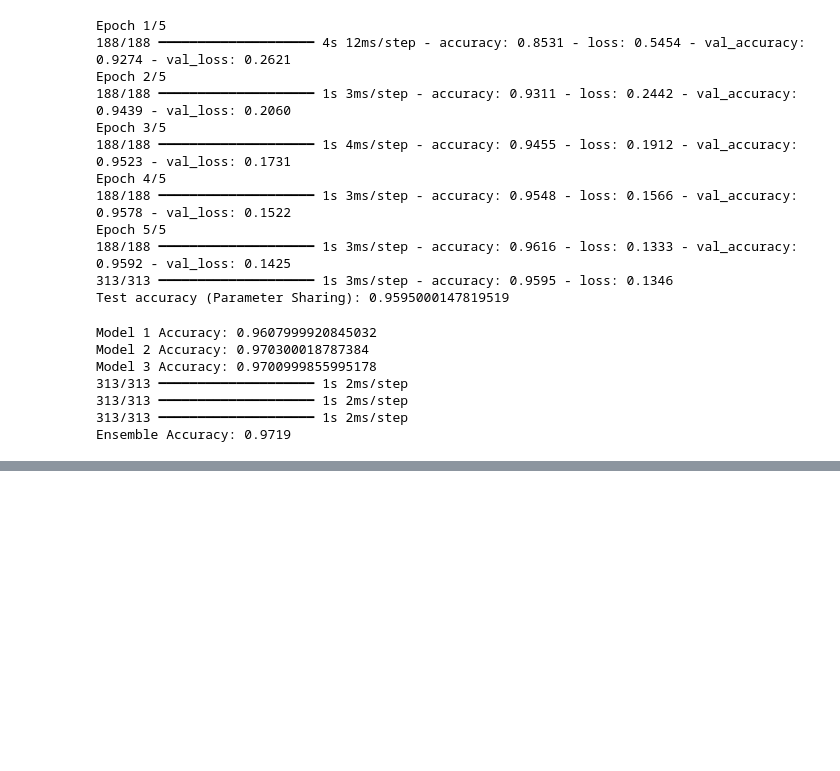
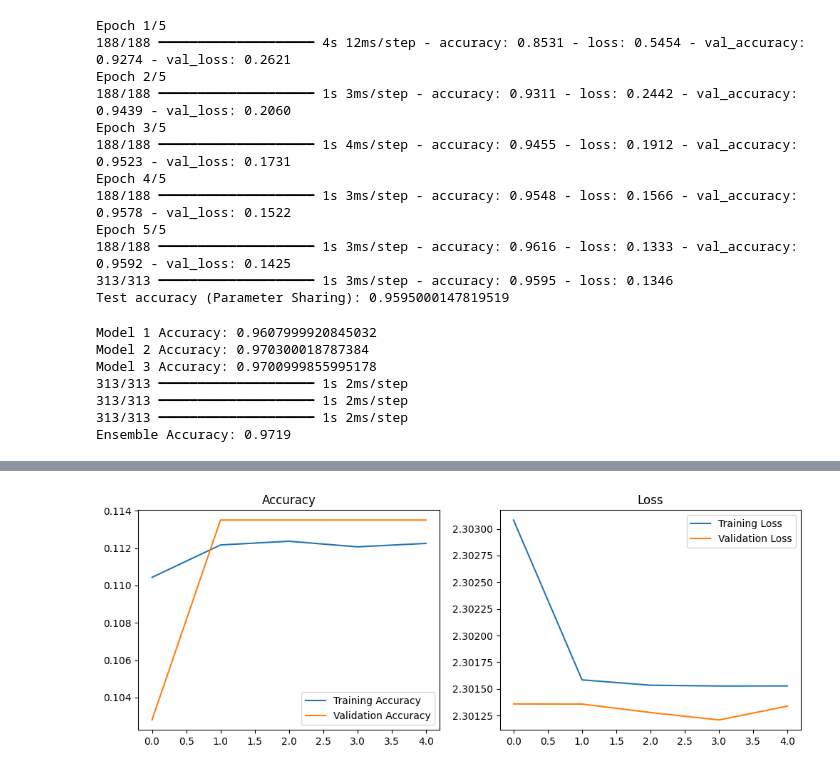
Before and after one commit to SameekshaPadigelawar/DEEP-LEARNING-PRACTICE, a Jupyter notebook: DL_LAB1.ipynb, the cells around one changed output, grey strips where cells are left out. Drawn from its saved outputs; the diff is of its cells as text; code cells hidden in the pictures; blank space fills up the shorter version.

```diff
--- a/DL_LAB1.ipynb
+++ b/DL_LAB1.ipynb
@@ -1426,0 +1835,94 @@ Ensemble Accuracy: 0.9719
+# %%
+import tensorflow as tf
+from tensorflow import keras
+from keras import Sequential
+from keras.layers import Conv2D, MaxPooling2D, Dense, Flatten, Dropout
+import matplotlib.pyplot as plt
+import gc
+
+# Clear previous session to free memory
+keras.backend.clear_session()
+
+# Load MNIST dataset
+(x_train, y_train), (x_test, y_test) = keras.datasets.mnist.load_data()
+
+# Preprocess images
+x_train = tf.expand_dims(x_train, axis=-1)
+x_test = tf.expand_dims(x_test, axis=-1)
+
+# Use 112x112 instead of 224x224 (reduces memory usage)
+def process_image(image, label):
+    image = tf.image.grayscale_to_rgb(image)  # Convert grayscale to RGB
+    image = tf.image.resize(image, (112, 112))  # Resize to 112x112
+    return image / 255.0, tf.one_hot(label, 10)
+
+# Create dataset pipeline with smaller batch size (8 or 16)
+train_dataset = tf.data.Dataset.from_tensor_slices((x_train, y_train))
+train_dataset = train_dataset.map(process_image).batch(8).shuffle(1000).prefetch(tf.data.AUTOTUNE)
+
+test_dataset = tf.data.Dataset.from_tensor_slices((x_test, y_test))
+test_dataset = test_dataset.map(process_image).batch(8).prefetch(tf.data.AUTOTUNE)
+
+# Enable mixed precision (reduces memory usage)
+tf.keras.mixed_precision.set_global_policy('mixed_float16')
+
+# Build AlexNet model (with 112x112 input shape)
+model = Sequential()
+
+# Layer 1: Convolution + MaxPooling
+model.add(Conv2D(96, (11, 11), strides=(4, 4), activation='relu', input_shape=(112, 112, 3)))
+model.add(MaxPooling2D((3, 3), strides=(2, 2)))
+
+# Layer 2: Convolution + MaxPooling
+model.add(Conv2D(256, (5, 5), padding='same', activation='relu'))
+model.add(MaxPooling2D((3, 3), strides=(2, 2)))
+
+# Layer 3-5: Convolution Layers
+model.add(Conv2D(384, (3, 3), padding='same', activation='relu'))
+model.add(Conv2D(384, (3, 3), padding='same', activation='relu'))
+model.add(Conv2D(256, (3, 3), padding='same', activation='relu'))
+model.add(MaxPooling2D((3, 3), strides=(2, 2)))
+
+# Flatten + Fully Connected Layers
+model.add(Flatten())
+model.add(Dense(4096, activation='relu'))
+model.add(Dropout(0.5))
+model.add(Dense(4096, activation='relu'))
+model.add(Dropout(0.5))
+
+# Output Layer
+model.add(Dense(10, activation='softmax'))
+
+# Compile model (use Adam optimizer and mixed precision)
+model.compile(optimizer=keras.optimizers.Adam(), loss='categorical_crossentropy', metrics=['accuracy'])
+
+# Model summary
+model.summary()
+
+# Train model (with reduced batch size)
+history = model.fit(train_dataset, epochs=5, validation_data=test_dataset)
+
+# Evaluate model
+test_loss, test_acc = model.evaluate(test_dataset)
+print('Test accuracy:', test_acc)
+
+# Clear memory after training
+gc.collect()
+
+# Plot Accuracy and Loss
+plt.figure(figsize=(12, 4))
+
+plt.subplot(1, 2, 1)
+plt.plot(history.history['accuracy'], label='Training Accuracy')
+plt.plot(history.history['val_accuracy'], label='Validation Accuracy')
+plt.legend()
+plt.title('Accuracy')
+
+plt.subplot(1, 2, 2)
+plt.plot(history.history['loss'], label='Training Loss')
+plt.plot(history.history['val_loss'], label='Validation Loss')
+plt.legend()
+plt.title('Loss')
+
+plt.show()
+# %% [output]
@@ -1426,0 +1964 @@ Ensemble Accuracy: 0.9719
+[figure, added]
```
Also changed, not shown: parts of 7 cells of this notebook.
